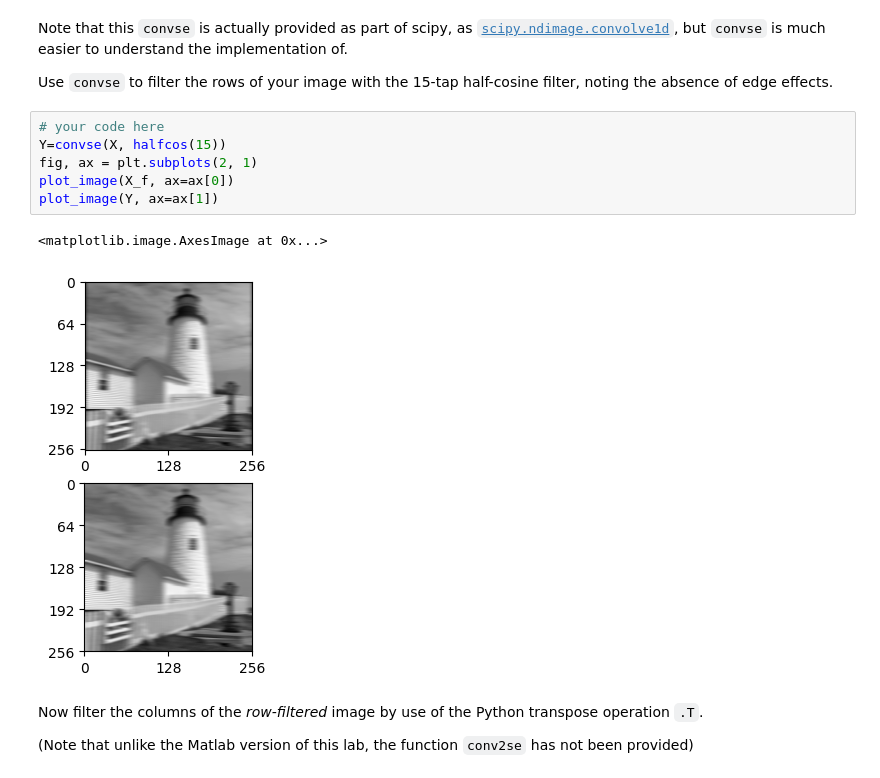
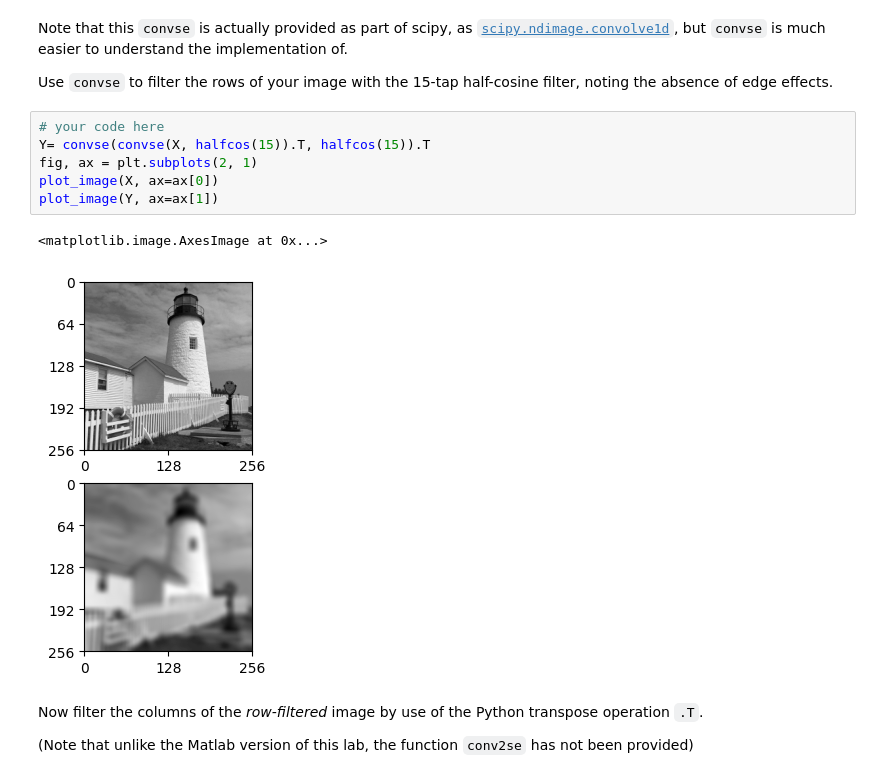
Before and after one commit to Aaron-AA0721/cued_sf2_lab, a Jupyter notebook: 5-simple-image-filtering.ipynb, the cells around one changed output. Drawn from its saved outputs; the diff is of its cells as text.

```diff
--- a/5-simple-image-filtering.ipynb
+++ b/5-simple-image-filtering.ipynb
@@ -161,13 +169,13 @@ Use `convse` to filter the rows of your image with the
 15-tap half-cosine filter, noting the absence of edge effects.
 # %%
 # your code here
-Y=convse(X, halfcos(15))
+Y= convse(convse(X, halfcos(15)).T, halfcos(15)).T
 fig, ax = plt.subplots(2, 1)
-plot_image(X_f, ax=ax[0])
+plot_image(X, ax=ax[0])
 plot_image(Y, ax=ax[1])
 # %% [output]
 <matplotlib.image.AxesImage at 0x...>
-[figure, old version]
+[figure, new version]
 # %% [markdown]
 Now filter the columns of the _row-filtered_ image by use of the Python transpose operation `.T`.
 
```
Also changed, not shown: parts of 6 cells of this notebook, 1 other file.
